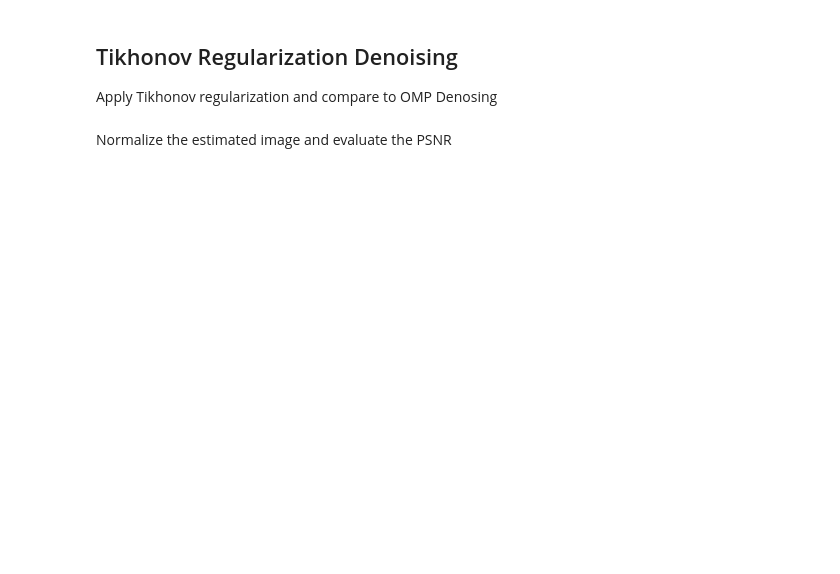
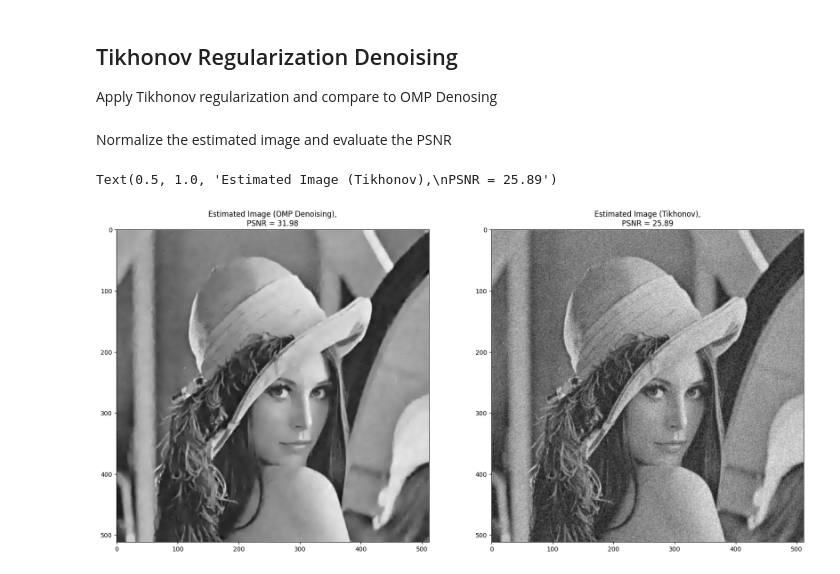
Before and after one commit to Saiukk/MMMIP_Exercises, a Jupyter notebook: Code/lez_9_OMP_Denoising.ipynb, the cells around one changed output. Cells and saved outputs as stored; diff of their text form; code cells hidden in the pictures; blank space fills up the shorter version.

```diff
--- a/Code/lez_9_OMP_Denoising.ipynb
+++ b/Code/lez_9_OMP_Denoising.ipynb
@@ -139,45 +175,49 @@ lmbda = 1
 
 # precompute the Tikhonov matrix: x_tic = (D.T * D + lambda * I)^-1 * D.T * s
 M, N = D.shape
-# H_tic =
+H_tic = np.linalg.inv(D.T @ D + lmbda * np.identity(N)) @ D.T
 # %%
 for i in range(0, imsz[0] - p + 1, STEP):
     for j in range(0, imsz[1] - p + 1, STEP):
         # extract the patch with the top left corner at pixel (i, j)
-#       s =
+        s = noisy_img[i:i+p, j:j+p]
 
 
         # store and subtract the mean
-
-        # solve using Tikhonov closed form
-#       x_tic =
+        mean = np.mean(s)
+        s = s - mean
+        # solve using Tikhonov closed form#
+        x_tic = H_tic @ s.reshape(-1)
 
         # perform the reconstruction
-#       s_hat =
+        s_hat = D @ x_tic
 
-#       w = 1
+        w = 1
 
         # add back the mean
-#       s_hat =
+        s_hat += mean
 
         # put the denoised patch into the estimated image using uniform weights
-#       UPDATE img_hat_tic
+        img_hat_tic[i:i+p, j:j+p] += s_hat.reshape((p,p))
 
         # store the weight of the current patch in the weight matrix
-#       UPDATE weights_tic
+        weights_tic[i:i+p, j:j+p] += w
 # %% [markdown]
 Normalize the estimated image and evaluate the PSNR
 # %%
 # normalize the estimated image with the computed weights
-# img_hat_tic =
+img_hat_tic = img_hat_tic/weights_tic
 
 # compute the PSNR of the Tikhonov estimated image
-# psnr_hat_tic =
+psnr_hat_tic = 10 * np.log10(1/np.mean((img -img_hat_tic)**2))
 
 fig, ax = plt.subplots(1, 2, figsize=(20, 10))
 
 ax[0].imshow(img_hat, cmap='gray')
 ax[0].set_title(f'Estimated Image (OMP Denoising),\nPSNR = {psnr_hat:.2f}')
 
 ax[1].imshow(img_hat_tic, cmap='gray')
 ax[1].set_title(f'Estimated Image (Tikhonov),\nPSNR = {psnr_hat_tic:.2f}')
+# %% [output]
+Text(0.5, 1.0, 'Estimated Image (Tikhonov),\nPSNR = 25.89')
+[figure, added]
```
Also changed, not shown: parts of 12 cells of this notebook, 1 other file.
